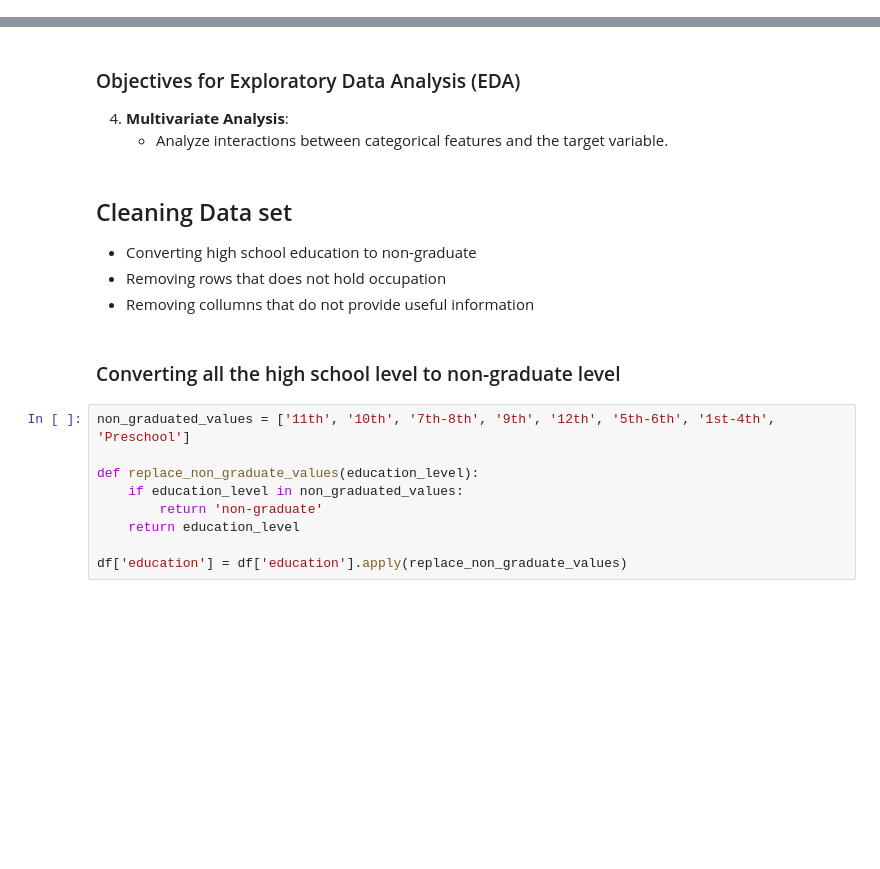
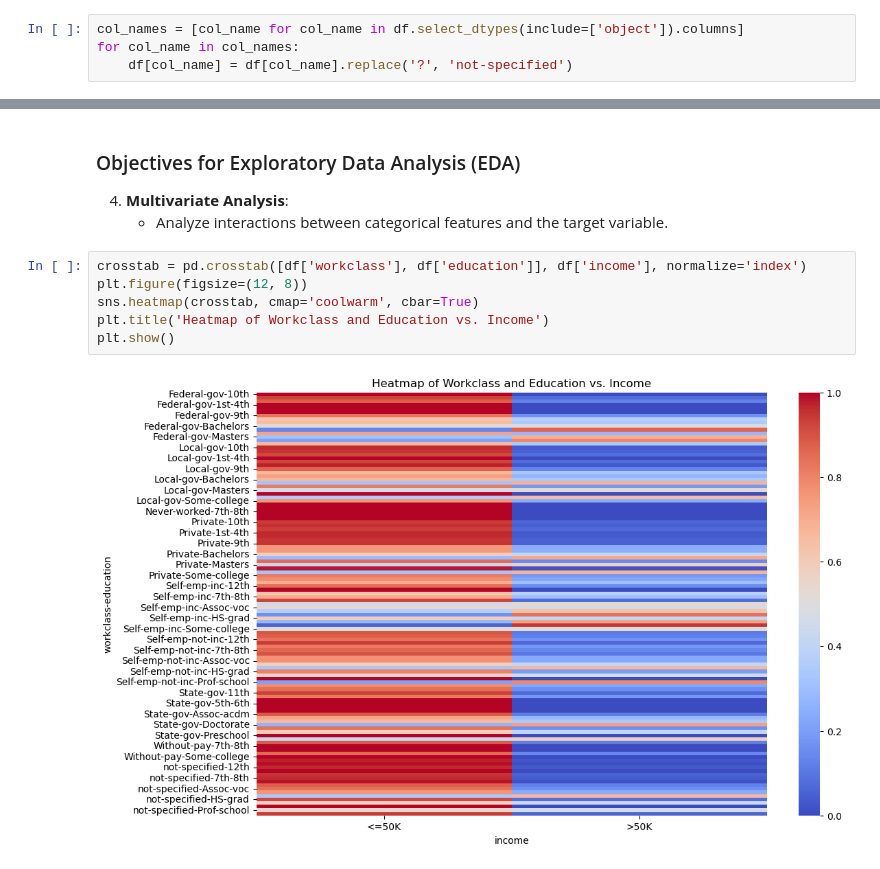
Before and after one commit to sahand-salmani/adult-income-dataset-EDA-classification, a Jupyter notebook: income_prediction.ipynb, the cells around one changed output, grey strips where cells are left out. Saved outputs shown, nothing was run; the diff lists cells and outputs as text; blank space fills up the shorter version.

```diff
--- a/income_prediction.ipynb
+++ b/income_prediction.ipynb
@@ -156,3 +160,7 @@ df.head()
+# %%
+col_names = [col_name for col_name in df.select_dtypes(include=['object']).columns]
+for col_name in col_names:
+    df[col_name] = df[col_name].replace('?', 'not-specified')
 # %% [markdown]
 ### Objectives for Exploratory Data Analysis (EDA)
 1. **Data Overview**:
@@ -334,19 +342,11 @@ plt.show()
 ### Objectives for Exploratory Data Analysis (EDA)
 4. **Multivariate Analysis**:
     - Analyze interactions between categorical features and the target variable.
-# %% [markdown]
-## Cleaning Data set
-- Converting high school education to non-graduate
-- Removing rows that does not hold occupation
-- Removing collumns that do not provide useful information
-# %% [markdown]
-### Converting all the high school level to non-graduate level
-# %%
-non_graduated_values = ['11th', '10th', '7th-8th', '9th', '12th', '5th-6th', '1st-4th', 'Preschool']
-
-def replace_non_graduate_values(education_level):
-    if education_level in non_graduated_values:
-        return 'non-graduate'
-    return education_level
-
-df['education'] = df['education'].apply(replace_non_graduate_values)
+# %%
+crosstab = pd.crosstab([df['workclass'], df['education']], df['income'], normalize='index')
+plt.figure(figsize=(12, 8))
+sns.heatmap(crosstab, cmap='coolwarm', cbar=True)
+plt.title('Heatmap of Workclass and Education vs. Income')
+plt.show()
+# %% [output]
+[figure, added]
```
Also changed, not shown: parts of 30 cells of this notebook.
